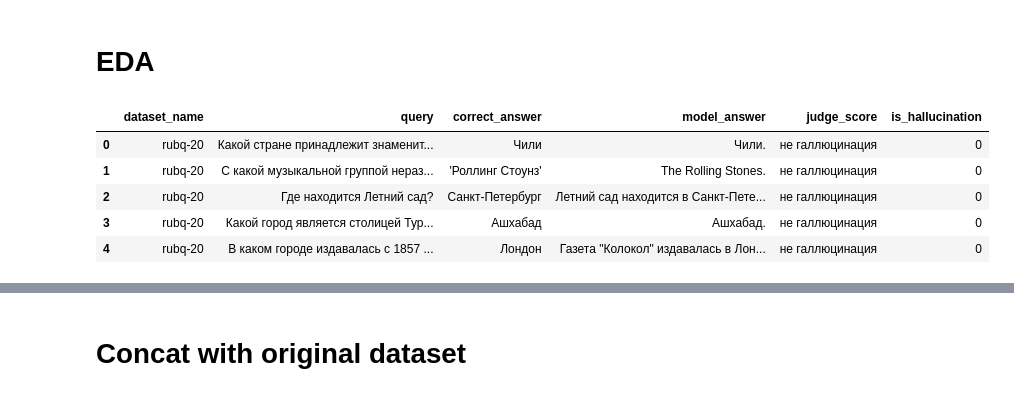
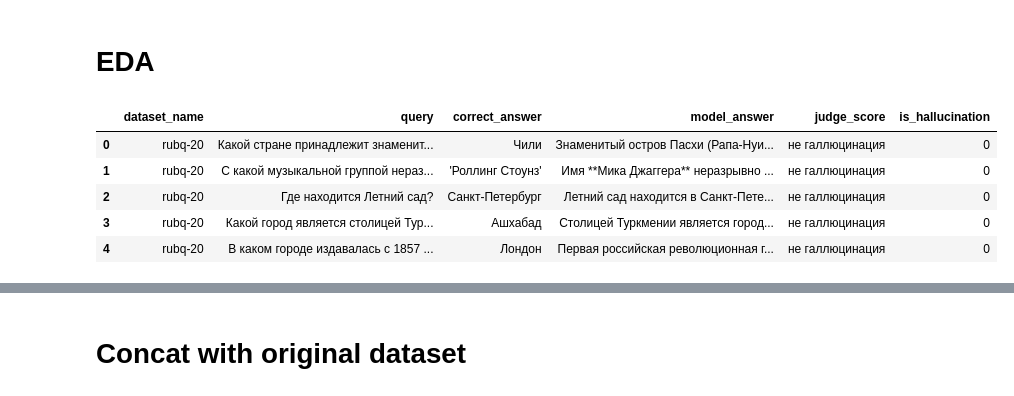
Before and after one commit to be1pheg0r/hack-mfti, a Jupyter notebook: notebooks/sber/[EDA] Synth dataset.ipynb, the cells around one changed output, grey strips where cells are left out. Saved outputs shown, nothing was run; the diff lists cells and outputs as text; code cells hidden in the pictures.

```diff
--- a/notebooks/sber/[EDA] Synth dataset.ipynb
+++ b/notebooks/sber/[EDA] Synth dataset.ipynb
@@ -11,15 +11,15 @@ from tqdm.auto import tqdm
 from common.paths import get_data_raw_dpath
 from common.logger import JUPYTER_LOGGER as logger
 # %%
-synth_df = pd.read_csv(get_data_raw_dpath() / 'mistral_judged_dataset.csv')
+synth_df = pd.read_csv(get_data_raw_dpath() / 'mistral_judged_dataset2.csv')
 synth_df.head()
 # %% [output]
 |  | dataset_name | query | correct_answer | model_answer | judge_score | is_hallucination |
-| 0 | rubq-20 | Какой стране принадлежит знаменит... | Чили | Чили. | не галлюцинация | 0 |
-| 1 | rubq-20 | С какой музыкальной группой нераз... | 'Роллинг Стоунз' | The Rolling Stones. | не галлюцинация | 0 |
+| 0 | rubq-20 | Какой стране принадлежит знаменит... | Чили | Знаменитый остров Пасхи (Рапа-Нуи... | не галлюцинация | 0 |
+| 1 | rubq-20 | С какой музыкальной группой нераз... | 'Роллинг Стоунз' | Имя **Мика Джаггера** неразрывно ... | не галлюцинация | 0 |
 | 2 | rubq-20 | Где находится Летний сад? | Санкт-Петербург | Летний сад находится в Санкт-Пете... | не галлюцинация | 0 |
-| 3 | rubq-20 | Какой город является столицей Тур... | Ашхабад | Ашхабад. | не галлюцинация | 0 |
-| 4 | rubq-20 | В каком городе издавалась с 1857 ... | Лондон | Газета "Колокол" издавалась в Лон... | не галлюцинация | 0 |
+| 3 | rubq-20 | Какой город является столицей Тур... | Ашхабад | Столицей Туркмении является город... | не галлюцинация | 0 |
+| 4 | rubq-20 | В каком городе издавалась с 1857 ... | Лондон | Первая российская революционная г... | не галлюцинация | 0 |
 # %%
 vc = synth_df['judge_score'].value_counts()
 
```
Also changed, not shown: parts of 5 cells of this notebook, 4 other files.
